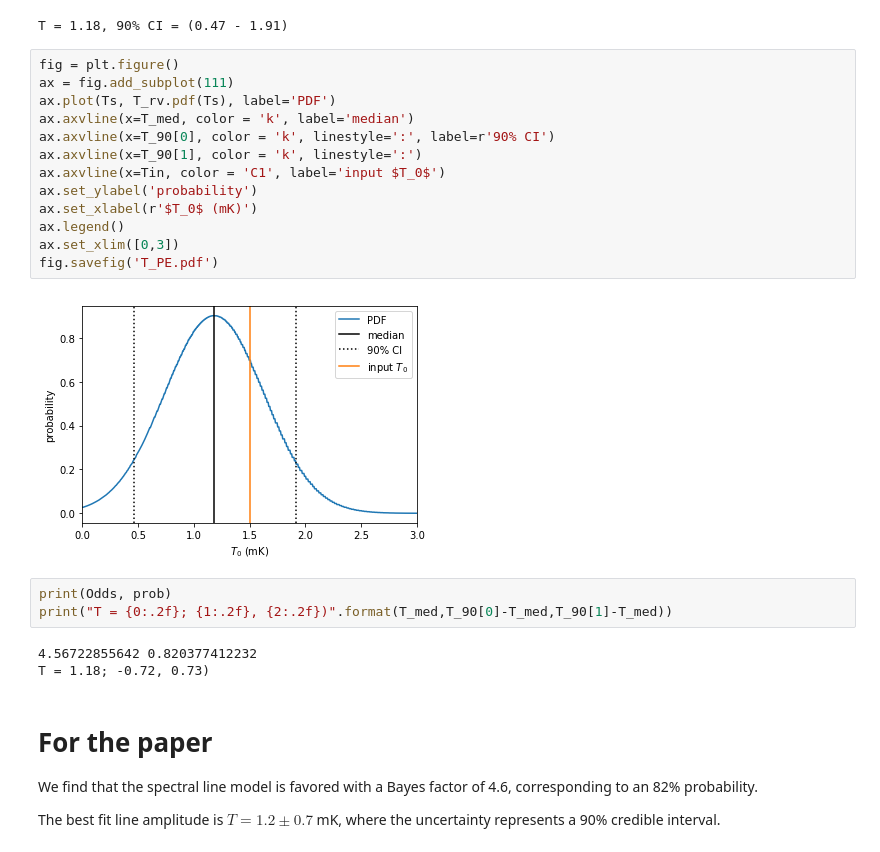
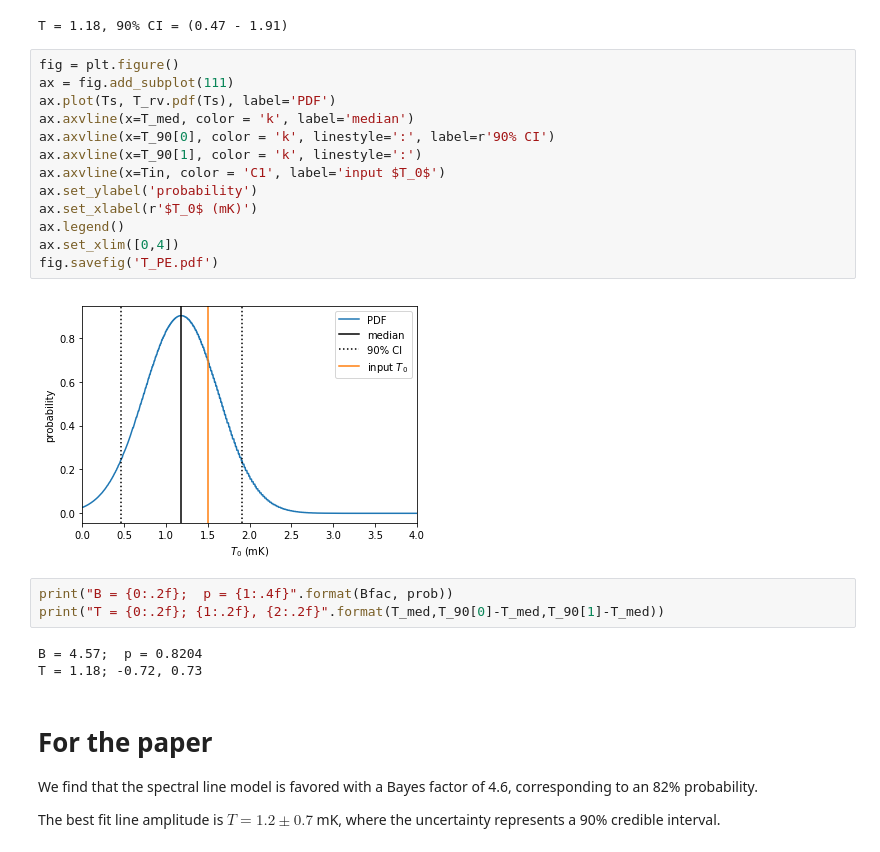
Before and after one commit to Hazboun6/bayes_talk, a Jupyter notebook: astro_bayes.ipynb, the cells around one changed output. Cells and saved outputs as stored; diff of their text form.

```diff
--- a/astro_bayes.ipynb
+++ b/astro_bayes.ipynb
@@ -180,24 +180,24 @@ T = 1.18, 90% CI = (0.47 - 1.91)
 # %%
 fig = plt.figure()
 ax = fig.add_subplot(111)
 ax.plot(Ts, T_rv.pdf(Ts), label='PDF')
 ax.axvline(x=T_med, color = 'k', label='median')
 ax.axvline(x=T_90[0], color = 'k', linestyle=':', label=r'90% CI')
 ax.axvline(x=T_90[1], color = 'k', linestyle=':')
 ax.axvline(x=Tin, color = 'C1', label='input $T_0$')
 ax.set_ylabel('probability')
 ax.set_xlabel(r'$T_0$ (mK)')
 ax.legend()
-ax.set_xlim([0,3])
+ax.set_xlim([0,4])
 fig.savefig('T_PE.pdf')
 # %% [output]
-[figure, old version]
+[figure, new version]
 # %%
-print(Odds, prob)
-print("T = {0:.2f}; {1:.2f}, {2:.2f})".format(T_med,T_90[0]-T_med,T_90[1]-T_med))
+print("B = {0:.2f};  p = {1:.4f}".format(Bfac, prob))
+print("T = {0:.2f}; {1:.2f}, {2:.2f}".format(T_med,T_90[0]-T_med,T_90[1]-T_med))
 # %% [output]
-4.56722855642 0.820377412232
-T = 1.18; -0.72, 0.73)
+B = 4.57;  p = 0.8204
+T = 1.18; -0.72, 0.73
 # %% [markdown]
 # For the paper
 
```
Also changed, not shown: parts of 4 cells of this notebook.
